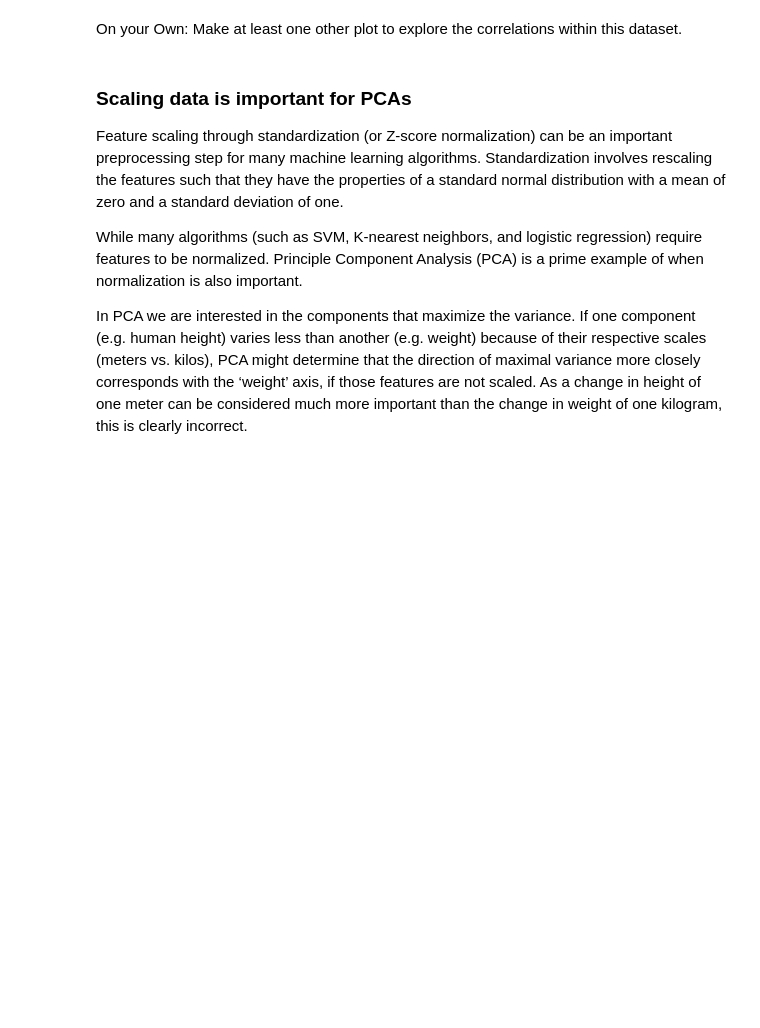
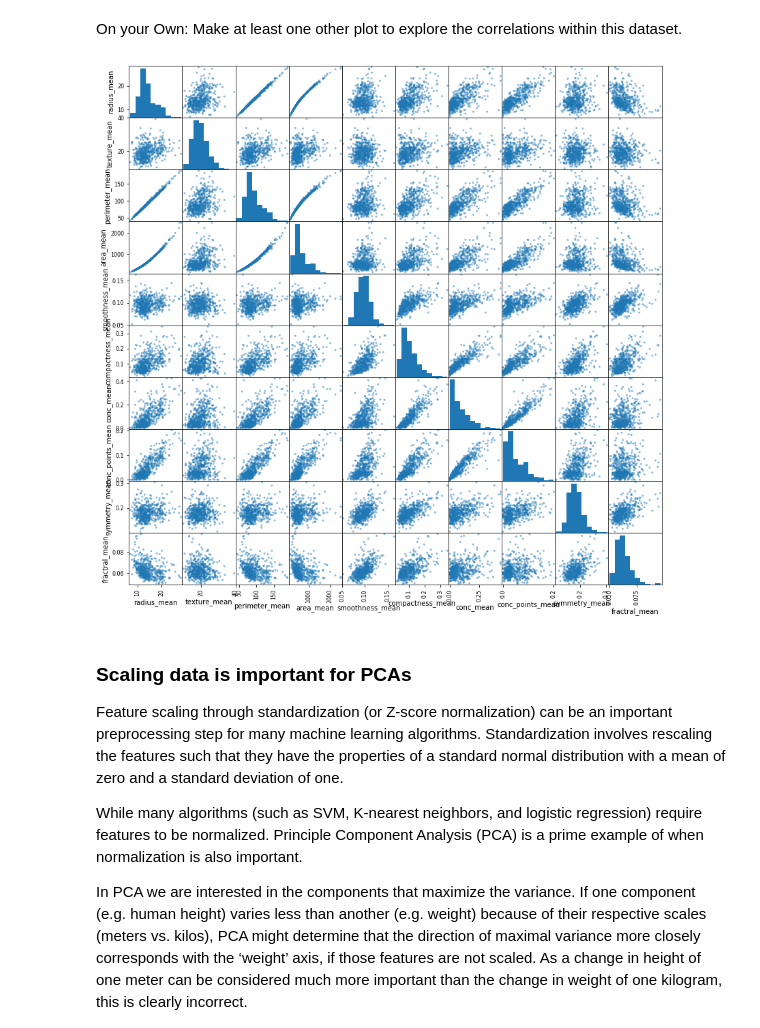
Before and after one commit to xinranjqb/516x, a Jupyter notebook: module3/PCA-Guided-Task-Cleaned.ipynb, the cells around one changed output. Drawn from its saved outputs; the diff is of its cells as text; code cells hidden in the pictures; blank space fills up the shorter version.

```diff
--- a/module3/PCA-Guided-Task-Cleaned.ipynb
+++ b/module3/PCA-Guided-Task-Cleaned.ipynb
@@ -55,5 +100,11 @@ Make a correlation plot of the average values.
 # %% [markdown]
 On your Own:  Make at least one other plot to explore the correlations within this dataset.
+# %%
+from pandas.plotting import scatter_matrix
+scatter_matrix(dataset_mean, figsize=(14,14))
+plt.show()
+# %% [output]
+[figure, added]
 # %% [markdown]
 ###  Scaling data is important for PCAs
 
```
Also changed, not shown: parts of 25 cells of this notebook.
